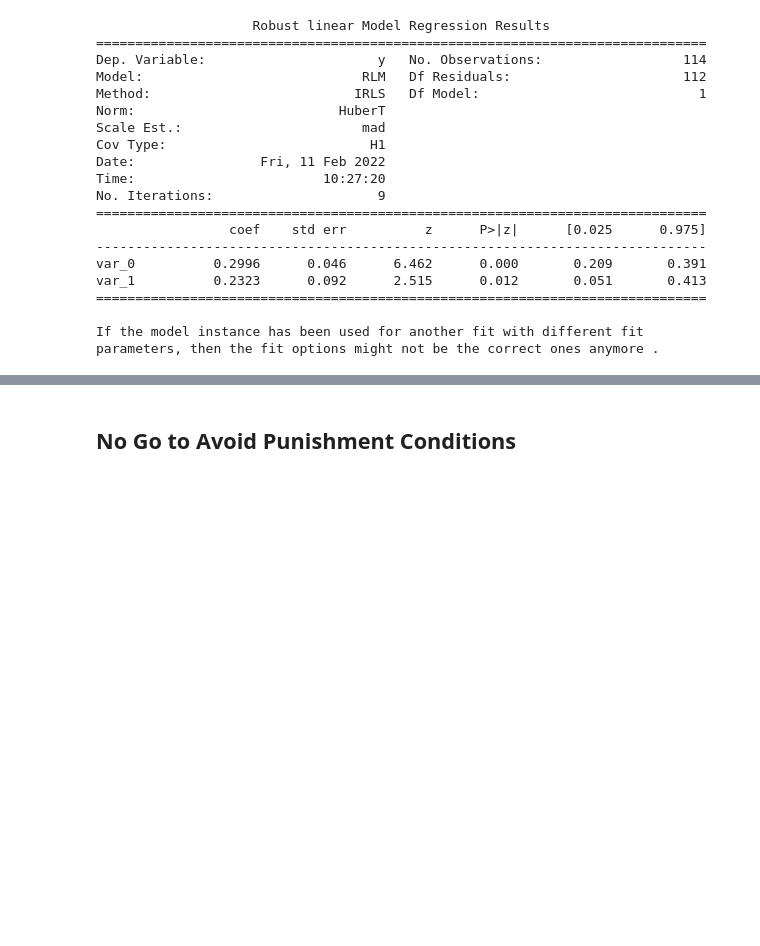
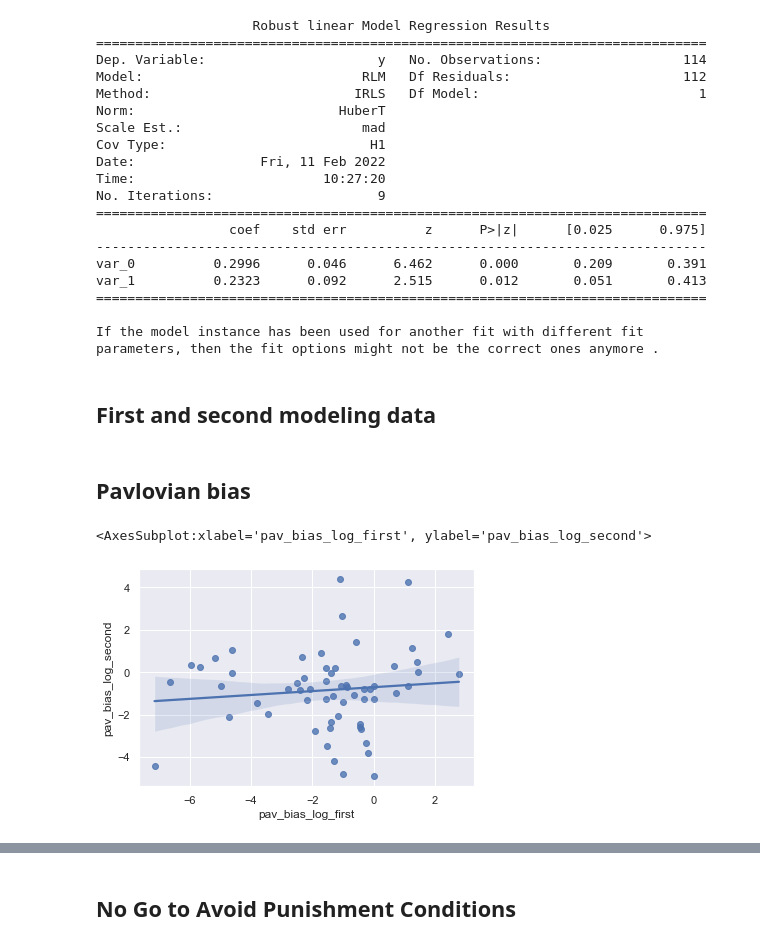
Before and after one commit to Sepsad/Interindividual-differences-in-Learning-to-Act-or-Avoid, a Jupyter notebook: hypothesis_testing.ipynb, the cells around one changed output, grey strips where cells are left out. Saved outputs shown, nothing was run; the diff lists cells and outputs as text; code cells hidden in the pictures; blank space fills up the shorter version.

```diff
--- a/hypothesis_testing.ipynb
+++ b/hypothesis_testing.ipynb
@@ -235,3 +233,19 @@ var_1          0.2323      0.092      2.515      0.012       0.051       0.413
 
 If the model instance has been used for another fit with different fit
 parameters, then the fit options might not be the correct ones anymore .
+# %% [markdown]
+<a id="modeling"></a>
+## First and second modeling data
+# %%
+first_model = pd.read_csv('Data/modeling_result_first_session.csv',index_col= 0)
+second_model = pd.read_csv('Data/modeling_result_second_session.csv',index_col= 0)
+# %%
+first_second_model = pd.merge(second_model.rename(columns = { 'alpha':'alpha_first','pav_bias_log': 'pav_bias_log_second'}), first_model.rename(columns = {'alpha':'alpha_second','pav_bias_log': 'pav_bias_log_first'}), on = 'mturkID', how = 'left')
+# %% [markdown]
+## Pavlovian bias
+# %%
+sns.regplot(x = 'pav_bias_log_first', y = 'pav_bias_log_second',
+data = first_second_model[(first_second_model.pav_bias_log_first < 7.5) & (first_second_model.pav_bias_log_first > -7.5) & (first_second_model.pav_bias_log_second < 5) & (first_second_model.pav_bias_log_second > -5)])
+# %% [output]
+<AxesSubplot:xlabel='pav_bias_log_first', ylabel='pav_bias_log_second'>
+[figure, added]
```
Also changed, not shown: parts of 10 cells of this notebook, 2 other files.
